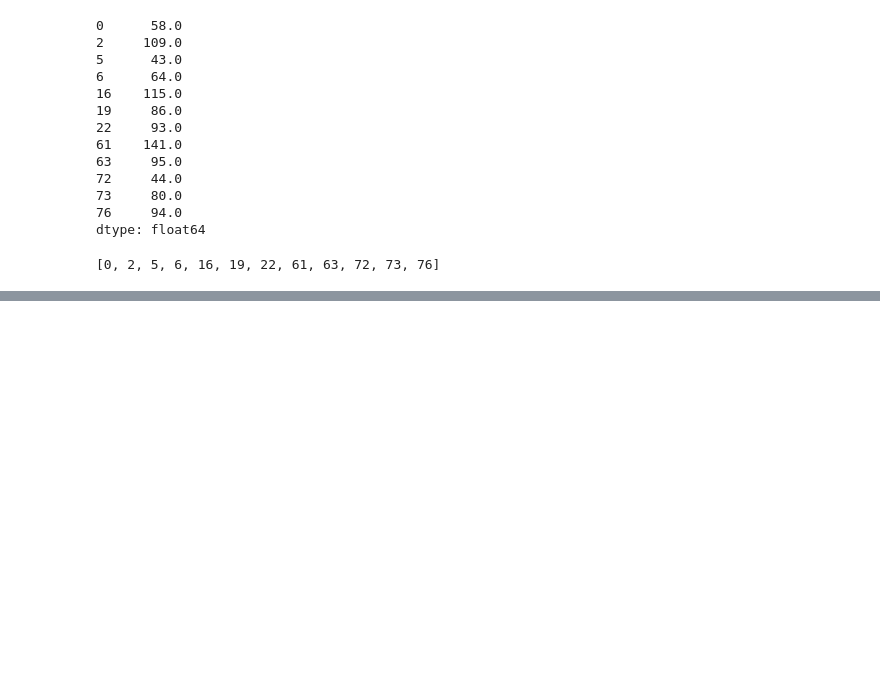
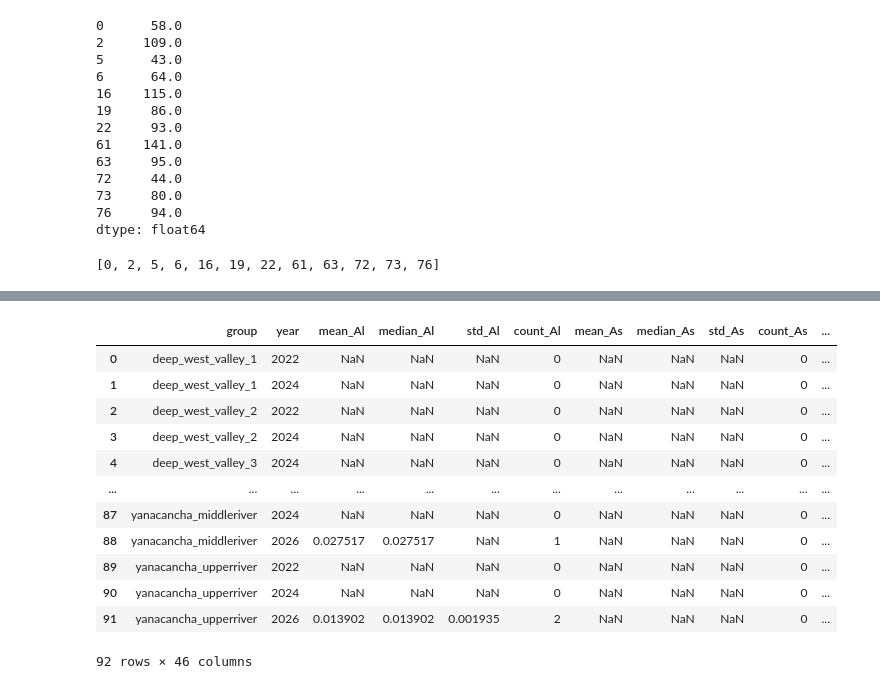
Before and after one commit to Sari-Parvillers/watergroup-peru, a Jupyter notebook: data_exploring.ipynb, the cells around one changed output, grey strips where cells are left out. Saved outputs shown, nothing was run; the diff lists cells and outputs as text; code cells hidden in the pictures; blank space fills up the shorter version.

```diff
--- a/data_exploring.ipynb
+++ b/data_exploring.ipynb
@@ -184,0 +200,7 @@ TypeError: DataFrame.merge() missing 1 required positional argument: 'right'
+# %%
+gdf_all_years = pd.concat([gdf_2022, gdf_2024, gdf_2026], ignore_index=True)
+
+df_all_years_by_area = df_all_years_by_area.merge(
+    gdf_all_years,
+    on='label'
+)
@@ -184,0 +242,16 @@ TypeError: DataFrame.merge() missing 1 required positional argument: 'right'
+# %%
+df_summary_comparison
+# %% [output]
+|  | group | year | mean_Al | median_Al | std_Al | count_Al | mean_As | median_As | std_As | count_As | ... |
+| 0 | deep_west_valley_1 | 2022 | NaN | NaN | NaN | 0 | NaN | NaN | NaN | 0 | ... |
+| 1 | deep_west_valley_1 | 2024 | NaN | NaN | NaN | 0 | NaN | NaN | NaN | 0 | ... |
+| 2 | deep_west_valley_2 | 2022 | NaN | NaN | NaN | 0 | NaN | NaN | NaN | 0 | ... |
+| 3 | deep_west_valley_2 | 2024 | NaN | NaN | NaN | 0 | NaN | NaN | NaN | 0 | ... |
+| 4 | deep_west_valley_3 | 2024 | NaN | NaN | NaN | 0 | NaN | NaN | NaN | 0 | ... |
+| ... | ... | ... | ... | ... | ... | ... | ... | ... | ... | ... | ... |
+| 87 | yanacancha_middleriver | 2024 | NaN | NaN | NaN | 0 | NaN | NaN | NaN | 0 | ... |
+| 88 | yanacancha_middleriver | 2026 | 0.027517 | 0.027517 | NaN | 1 | NaN | NaN | NaN | 0 | ... |
+| 89 | yanacancha_upperriver | 2022 | NaN | NaN | NaN | 0 | NaN | NaN | NaN | 0 | ... |
+| 90 | yanacancha_upperriver | 2024 | NaN | NaN | NaN | 0 | NaN | NaN | NaN | 0 | ... |
+| 91 | yanacancha_upperriver | 2026 | 0.013902 | 0.013902 | 0.001935 | 2 | NaN | NaN | NaN | 0 | ... |
+92 rows × 46 columns
```
Also changed, not shown: parts of 24 cells of this notebook, 1 other file.
